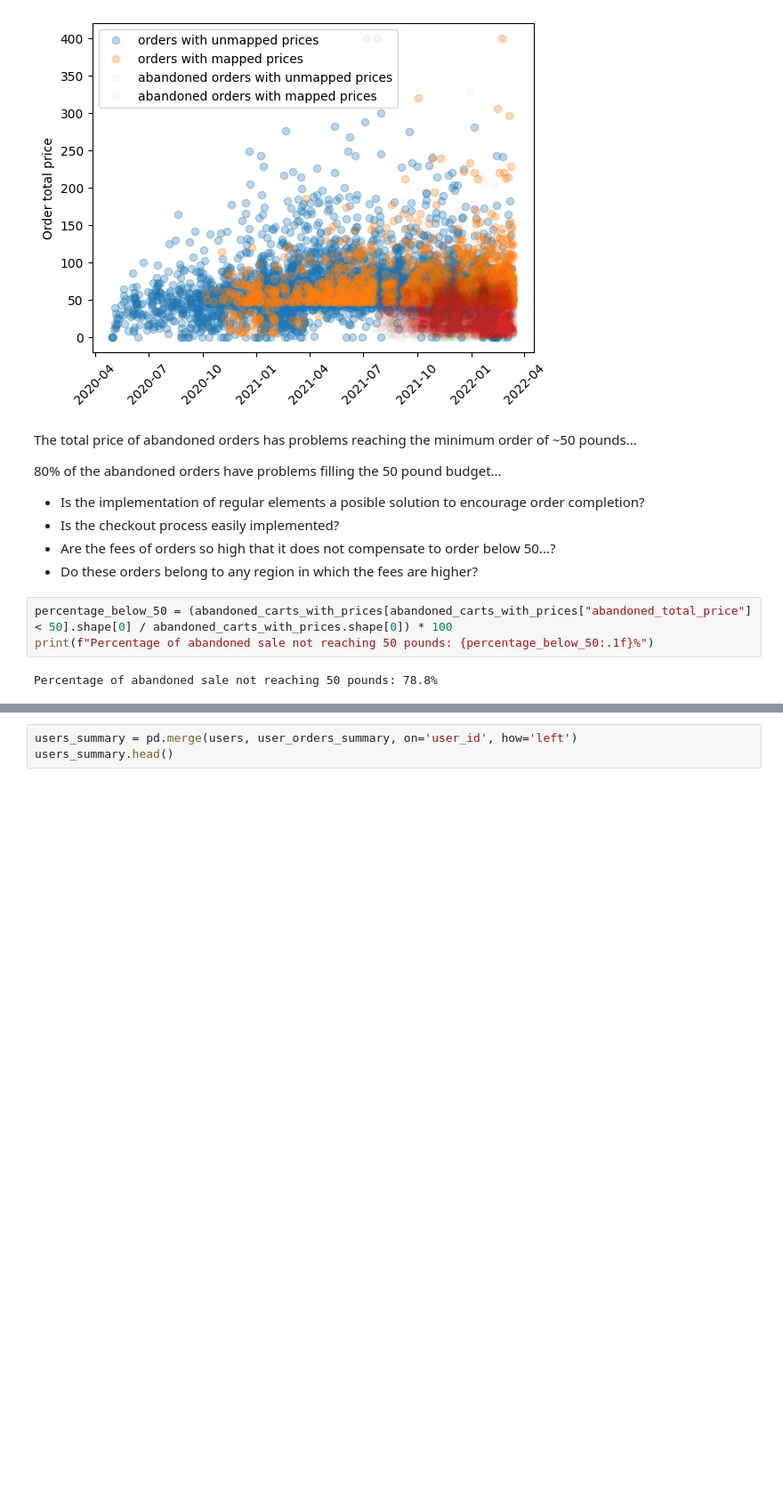
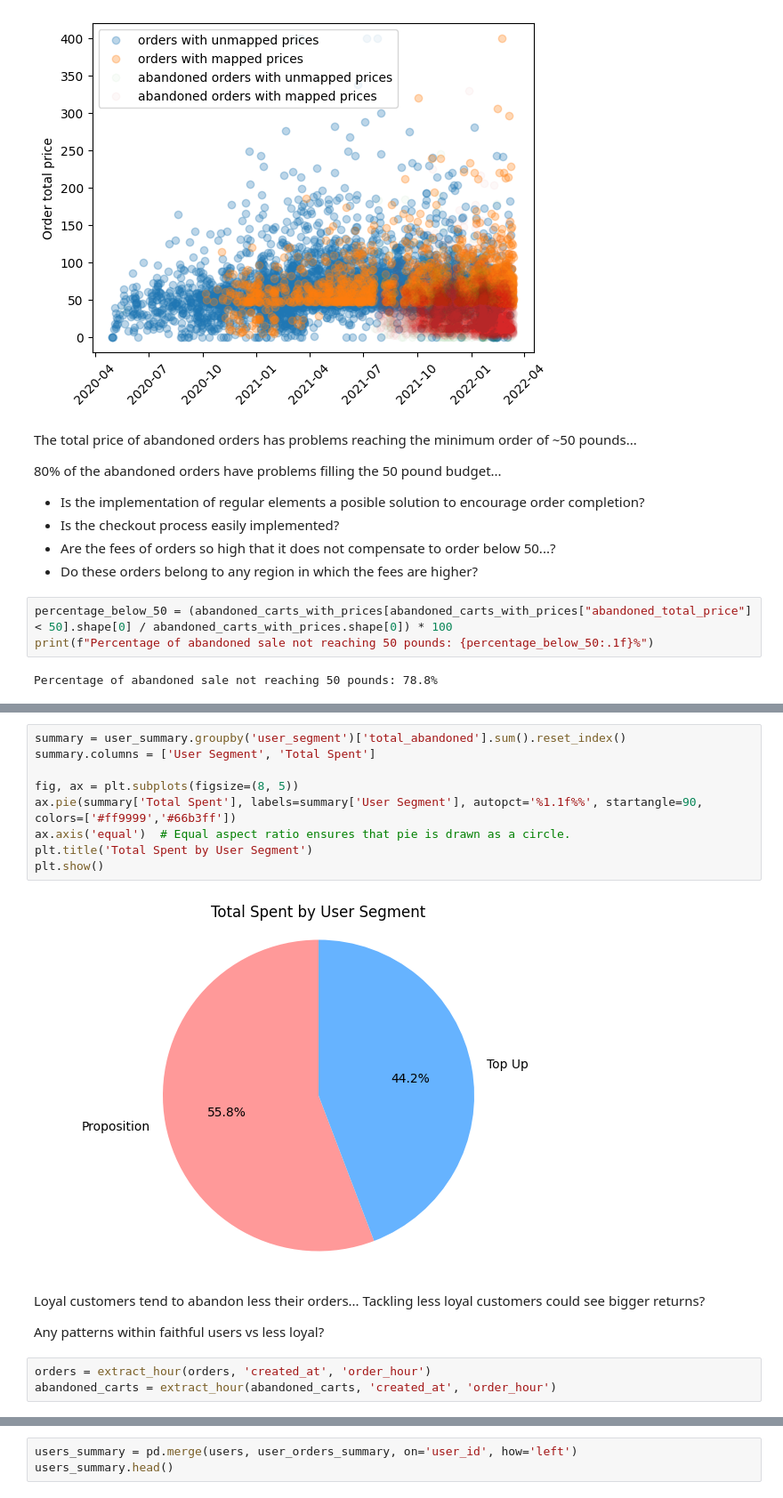
Before and after one commit to imMoya/zrive-ds, a Jupyter notebook: src/module_2/eda.ipynb, the cells around one changed output, grey strips where cells are left out. Shown: that part at 89% size. Saved outputs shown, nothing was run; the diff lists cells and outputs as text; blank space fills up the shorter version.

```diff
--- a/src/module_2/eda.ipynb
+++ b/src/module_2/eda.ipynb
@@ -190,0 +241,18 @@ user_orders_summary["total_spent"].hist()
+# %%
+summary = user_summary.groupby('user_segment')['total_abandoned'].sum().reset_index()
+summary.columns = ['User Segment', 'Total Spent']
+
+fig, ax = plt.subplots(figsize=(8, 5))
+ax.pie(summary['Total Spent'], labels=summary['User Segment'], autopct='%1.1f%%', startangle=90, colors=['#ff9999','#66b3ff'])
+ax.axis('equal')  # Equal aspect ratio ensures that pie is drawn as a circle.
+plt.title('Total Spent by User Segment')
+plt.show()
+# %% [output]
+[figure, added]
+# %% [markdown]
+Loyal customers tend to abandon less their orders... Tackling less loyal customers could see bigger returns?
+
+Any patterns within faithful users vs less loyal?
+# %%
+orders = extract_hour(orders, 'created_at', 'order_hour')
+abandoned_carts = extract_hour(abandoned_carts, 'created_at', 'order_hour')
```
Also changed, not shown: parts of 23 cells of this notebook, 1 other file.
